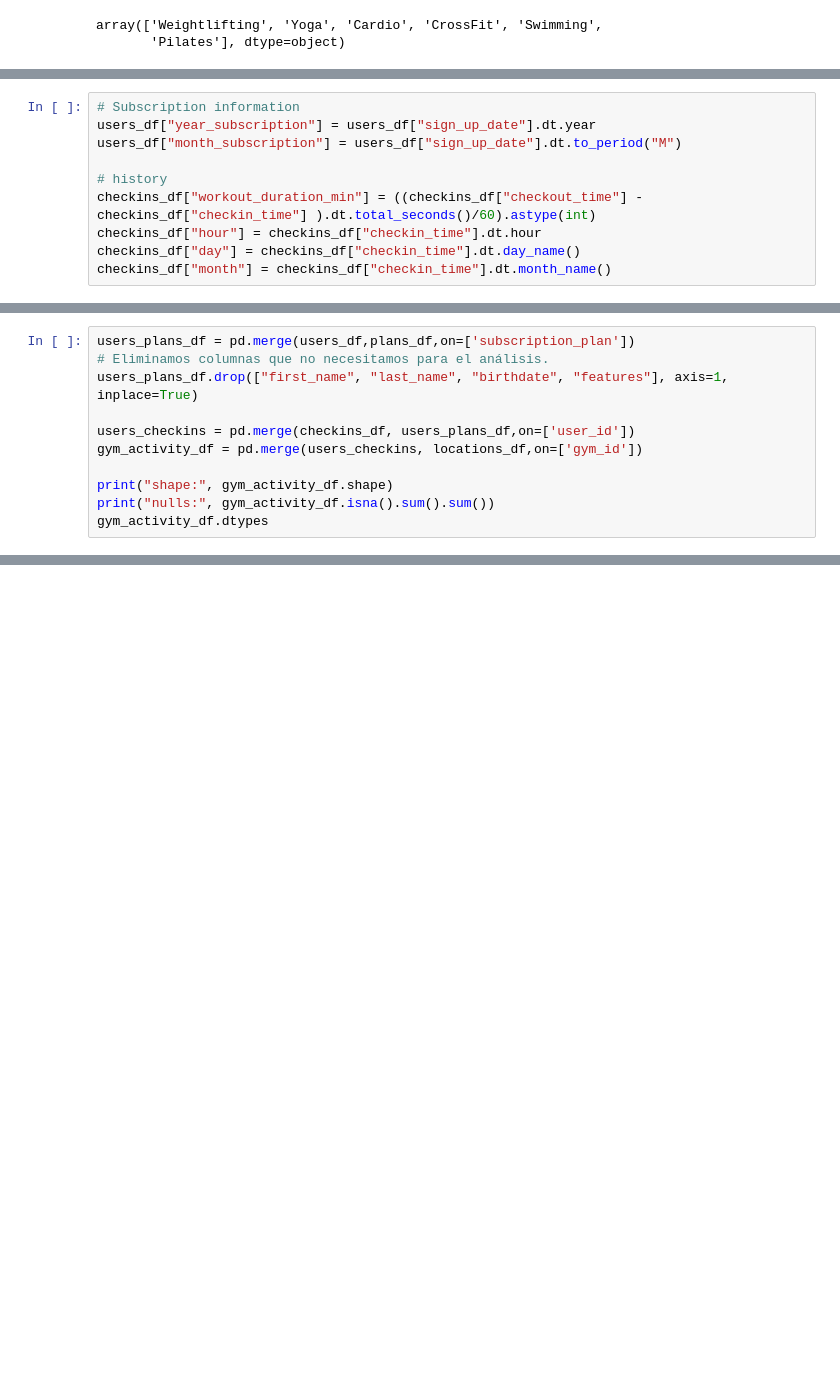
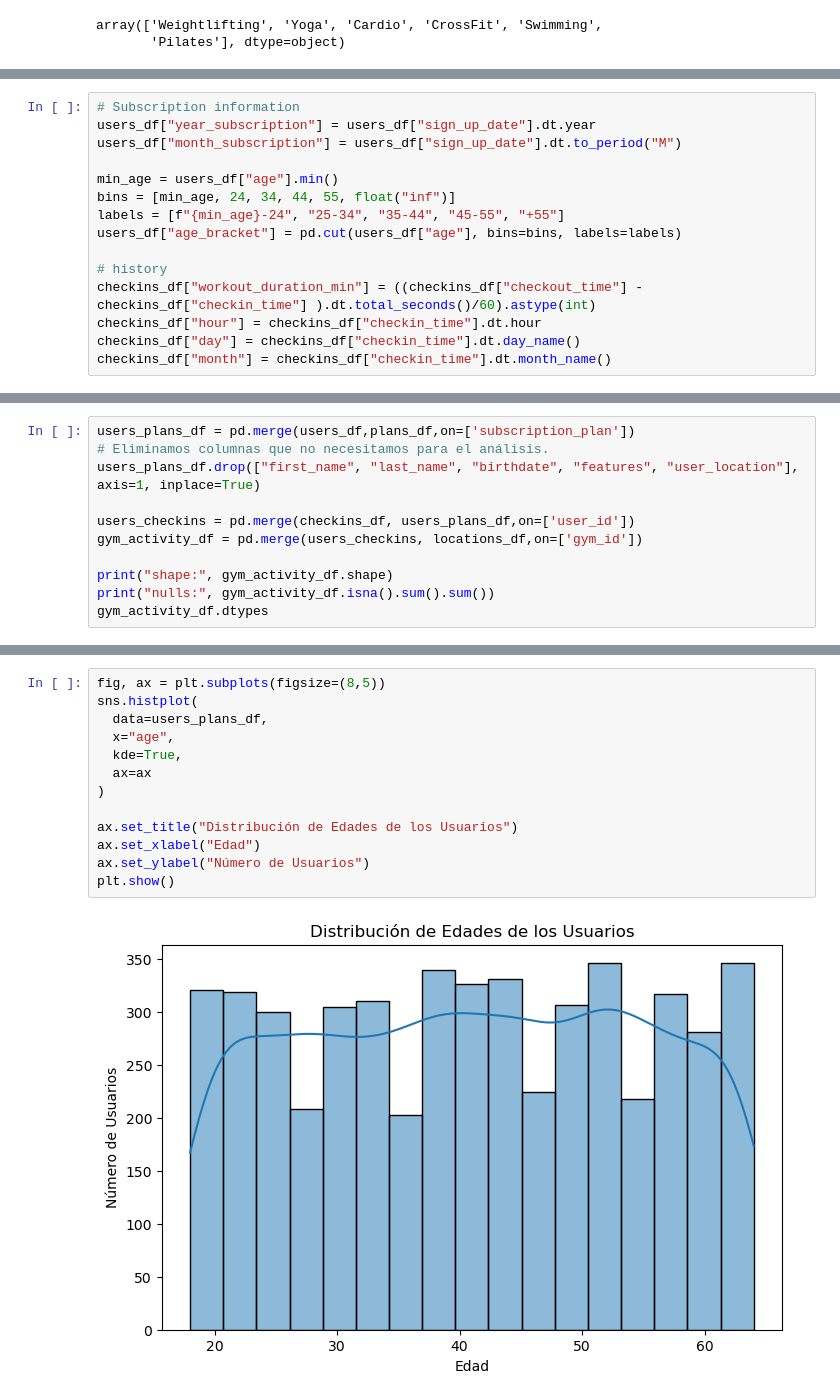
Before and after one commit to pahoalapizco/eda-persona-projects, a Jupyter notebook: notebooks/3.0-eda_personal_projects-gym_activity_analysis.ipynb, the cells around one changed output, grey strips where cells are left out. Cells and saved outputs as stored; diff of their text form; blank space fills up the shorter version.

Commit message:
:bar_chart: Gym Analysis: User Demographic Analysis

```diff
--- a/notebooks/3.0-eda_personal_projects-gym_activity_analysis.ipynb
+++ b/notebooks/3.0-eda_personal_projects-gym_activity_analysis.ipynb
@@ -214,6 +231,11 @@ Creación de nuevas variables
 # Subscription information
 users_df["year_subscription"] = users_df["sign_up_date"].dt.year
 users_df["month_subscription"] = users_df["sign_up_date"].dt.to_period("M")
+
+min_age = users_df["age"].min()
+bins = [min_age, 24, 34, 44, 55, float("inf")]
+labels = [f"{min_age}-24", "25-34", "35-44", "45-55", "+55"]
+users_df["age_bracket"] = pd.cut(users_df["age"], bins=bins, labels=labels)
 
 # history
 checkins_df["workout_duration_min"] = ((checkins_df["checkout_time"] - checkins_df["checkin_time"] ).dt.total_seconds()/60).astype(int)
@@ -229,7 +251,7 @@ Relación entre los DataFrames: <br>
 # %%
 users_plans_df = pd.merge(users_df,plans_df,on=['subscription_plan'])
 # Eliminamos columnas que no necesitamos para el análisis.
-users_plans_df.drop(["first_name", "last_name", "birthdate", "features"], axis=1, inplace=True)
+users_plans_df.drop(["first_name", "last_name", "birthdate", "features", "user_location"], axis=1, inplace=True)
 
 users_checkins = pd.merge(checkins_df, users_plans_df,on=['user_id'])
 gym_activity_df = pd.merge(users_checkins, locations_df,on=['gym_id'])
@@ -259,0 +288,15 @@ dtype: object
+# %%
+fig, ax = plt.subplots(figsize=(8,5))
+sns.histplot(
+  data=users_plans_df,
+  x="age",
+  kde=True,
+  ax=ax
+)
+
+ax.set_title("Distribución de Edades de los Usuarios")
+ax.set_xlabel("Edad")
+ax.set_ylabel("Número de Usuarios")
+plt.show()
+# %% [output]
+[figure, added]
```
Also changed, not shown: parts of 14 cells of this notebook.
